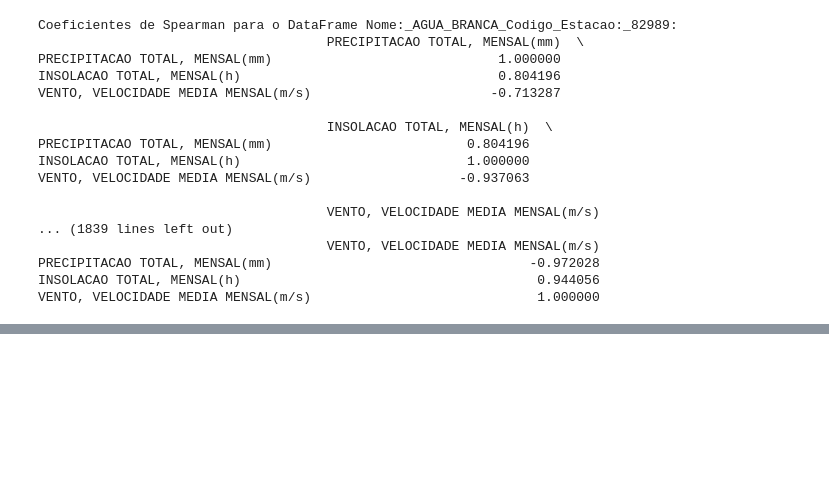
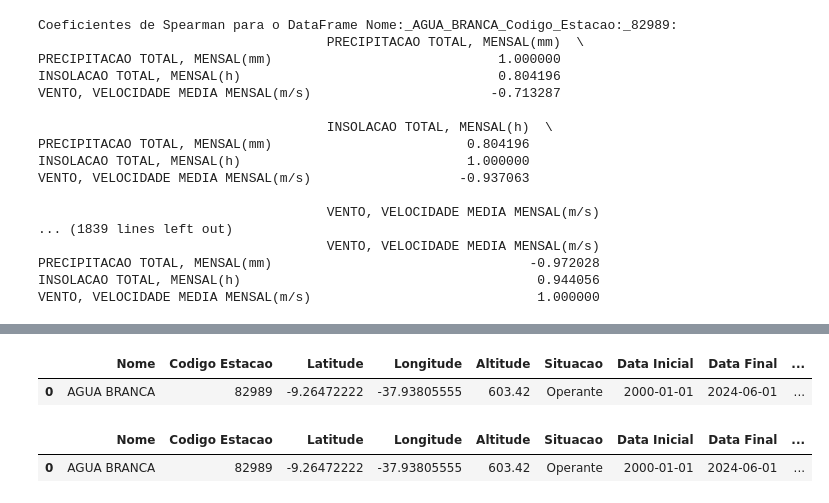
Before and after one commit to maryofcarmo/AULA01, a Jupyter notebook: ICV.ipynb, the cells around one changed output, grey strips where cells are left out. Drawn from its saved outputs; the diff is of its cells as text; code cells hidden in the pictures; blank space fills up the shorter version.

```diff
--- a/ICV.ipynb
+++ b/ICV.ipynb
@@ -361,0 +369,16 @@ spearman_results['Nome:_ITABAIANINHA_Codigo_Estacao:_83195']
+# %%
+#ler as 9 primeiras linhas
+# 'Nome:_AGUA_BRANCA_Codigo_Estacao:_82989'
+
+caminho_arquivo = '/content/drive/MyDrive/TCC/DADOS/CONVENCIONAL/Nome:_AGUA_BRANCA_Codigo_Estacao:_82989.csv'
+dic_teste = {}
+
+with open(caminho_arquivo, 'r') as file:
+        # Ler as 9 primeiras linhas do arquivo
+        for _ in range(9):
+            linha = next(file).strip()
+            if ':' in linha:
+                chave, valor = linha.split(':', 1)  # Dividir na primeira ocorrência de ':'
+                dic_teste[chave.strip()] = valor.strip()
+            else:
+                dic_teste[f"linha_{_+1}"] = linha.strip()
@@ -361,0 +397,20 @@ spearman_results['Nome:_ITABAIANINHA_Codigo_Estacao:_83195']
+# %%
+# transformar o dicionário em df
+df_teste = pd.DataFrame(dic_teste, index=[0])
+# %%
+df_teste
+# %% [output]
+|  | Nome | Codigo Estacao | Latitude | Longitude | Altitude | Situacao | Data Inicial | Data Final | ... |
+| 0 | AGUA BRANCA | 82989 | -9.26472222 | -37.93805555 | 603.42 | Operante | 2000-01-01 | 2024-06-01 | ... |
+# %%
+# construção do ponto geométrico
+geometry = [Point(xy) for xy in zip(df_teste['Longitude'], df_teste['Latitude'])]
+
+#inserir o ponto geométrico como uma nova coluna
+df_teste['geometry'] = geometry
+
+#mostrar o df_teste
+df_teste
+# %% [output]
+|  | Nome | Codigo Estacao | Latitude | Longitude | Altitude | Situacao | Data Inicial | Data Final | ... |
+| 0 | AGUA BRANCA | 82989 | -9.26472222 | -37.93805555 | 603.42 | Operante | 2000-01-01 | 2024-06-01 | ... |
```
Also changed, not shown: parts of 10 cells of this notebook.
